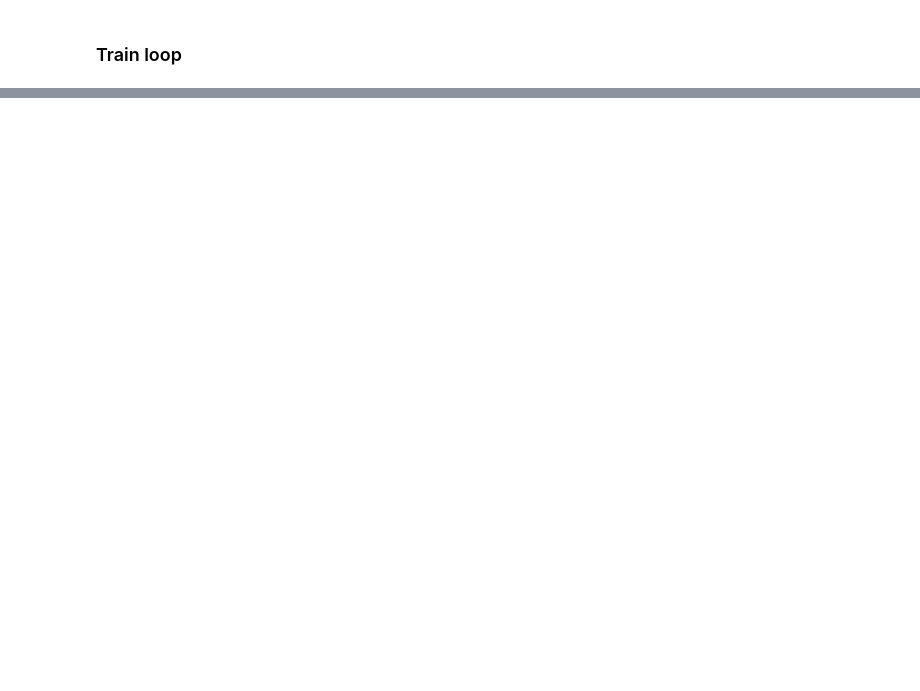
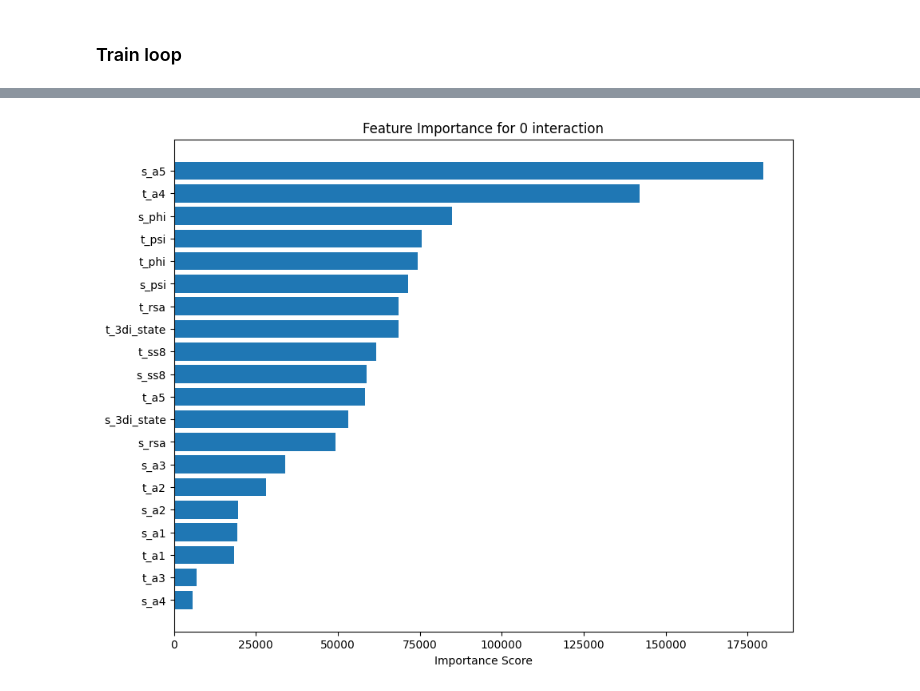
Before and after one commit to dvdbaggio/Contacts-Classification, a Jupyter notebook: contacts_prediction.ipynb, the cells around one changed output, grey strips where cells are left out. Saved outputs shown, nothing was run; the diff lists cells and outputs as text; code cells hidden in the pictures; blank space fills up the shorter version.

Commit message:
first lgb attempt

```diff
--- a/contacts_prediction.ipynb
+++ b/contacts_prediction.ipynb
@@ -201,5 +305,5 @@ X_test_tensor = torch.tensor(X_test, dtype=torch.float32)
 # %%
-def feature_importance(model, interaction_type):
+def feature_importance(model, X_train, y_train, interaction_type):
   # Estrai le importanze delle feature
   importance = model.get_score(importance_type='weight')  # 'weight', 'gain', or 'cover'
   # UPDATE WITH NEW ENGINEERED FEATURES
@@ -254,22 +358,22 @@ def plot_confusion_matrix(y_test, y_pred, labels, interaction_type):
 # %%
 # Create arrays to store models and predictions
 models = []
-all_class_predictions = np.zeros((len(y_test), len(np.unique(y_train))))
+all_class_predictions = np.zeros((len(y_test), len(np.unique(y_train))))  # y_bal
 
 # For each class, train a binary classifier
-for num_class in range(len(np.unique(y_train))):
+for num_class in range(len(np.unique(y_train))):  # y_bal
     print(f'Training classifier for Class {num_class}')
 
     # Create binary labels for ALL training examples
     # 1 for current class, 0 for all other classes
-    y_train_binary = (y_train_bal == num_class).astype(int)
+    y_train_binary = (y_train == num_class).astype(int) # y_bal
     y_val_binary = (y_val == num_class).astype(int)
 
     # Binary labels for test data
     y_test_binary = (y_test == num_class).astype(int)
 
     # Create DMatrix objects
-    dtrain = xgb.DMatrix(X_train_bal, label=y_train_binary)
+    dtrain = xgb.DMatrix(X_train, label=y_train_binary)
     dval = xgb.DMatrix(X_val, label=y_val_binary)
     dtest = xgb.DMatrix(X_test, label=y_test_binary)
 
@@ -297,7 +401,7 @@ for num_class in range(len(np.unique(y_train))):
 
     # Save model
     os.makedirs(os.path.join(path, 'models'), exist_ok=True)
-    model.save_model(os.path.join(path, f'models/xgboost_model_class_{num_class}.json'))
+    #model.save_model(os.path.join(path, f'models/xgboost_model_class_{num_class}.json'))
 
     # Store predictions for this class
     y_pred_prob = model.predict(dtest)
@@ -310,7 +414,7 @@ for num_class in range(len(np.unique(y_train))):
     print(f"Balanced Accuracy: {balanced_accuracy_score(y_test_binary, y_pred):.4f}")
 
     # Optional: Display feature importance for this classifier
-    feature_importance(model, num_class)
+    feature_importance(model, X_train, y_train_binary, num_class)
 
     # Store the model
     models.append(model)
@@ -324,0 +530,83 @@ for num_class in range(len(np.unique(y_train))):
+# %%
+# Create arrays to store models and predictions
+models = []
+all_class_predictions = np.zeros((len(y_test), len(np.unique(y_train))))  # y_bal
+
+# For each class, train a binary classifier
+for num_class in range(len(np.unique(y_train))):  # y_bal
+    print(f'Training classifier for Class {num_class}')
+
+    # Create binary labels
+    y_train_binary = (y_train == num_class).astype(int)
+    y_val_binary = (y_val == num_class).astype(int)
+    y_test_binary = (y_test == num_class).astype(int)
+
+    # Skip if no positive examples in training
+    if np.sum(y_train_binary) == 0:
+        print(f"No positive examples for class {num_class}, skipping...")
+        all_class_predictions[:, num_class] = 0  # Default to negative prediction
+        continue
+
+    # Create LightGBM datasets
+    try:
+        train_data = lgb.Dataset(X_train, label=y_train_binary)
+        val_data = lgb.Dataset(X_val, label=y_val_binary, reference=train_data)
+
+        # Count class distribution
+        pos_class = np.sum(y_train_binary == 1)
+        neg_class = np.sum(y_train_binary == 0)
+        scale_pos_weight = neg_class / pos_class if pos_class > 0 else 1.0
+
+        # More robust parameters
+        params = {
+            'device': 'cpu',  # Try CPU first to isolate GPU issues
+            'objective': 'binary',
+            'metric': 'auc',
+            'max_depth': 8,  # Reduced from 10
+            'learning_rate': 0.2,  # Reduced from 0.2
+            'min_child_samples': 20,  # Added to prevent overfitting
+            'scale_pos_weight': scale_pos_weight,
+            'seed': 42,
+            'verbosity': -1,
+            'force_row_wise': True  # Helps with small datasets
+        }
+
+        # Train with more conservative settings
+        model = lgb.train(
+            params=params,
+            train_set=train_data,
+            num_boost_round=500,  # Reduced from 2500
+            valid_sets=[val_data],
+            callbacks=[
+                lgb.early_stopping(stopping_rounds=20, verbose=True),
+                lgb.log_evaluation(50)
+            ]
+        )
+
+        # Store predictions
+        y_pred_prob = model.predict(X_test)
+        all_class_predictions[:, num_class] = y_pred_prob
+
+        # Evaluate
+        y_pred = (y_pred_prob > 0.5).astype(int)
+        print(f"\nBinary Classification Report for Class {num_class}")
+        print(f"Accuracy: {accuracy_score(y_test_binary, y_pred):.4f}")
+        print(f"Balanced Accuracy: {balanced_accuracy_score(y_test_binary, y_pred):.4f}")
+
+        # Feature importance
+        feature_importance(model, X_train, y_train_binary, num_class)
+        models.append(model)
+
+    except Exception as e:
+        print(f"Error training class {num_class}: {str(e)}")
+        all_class_predictions[:, num_class] = 0  # Default to negative prediction
+        models.append(None)  # Placeholder for failed model
+
+# Final multi-class predictions (choose class with highest probability)
+# final_predictions = np.argmax(all_class_predictions, axis=1)
+
+# Evaluate overall multi-class performance
+# print("\n==== Overall Multi-class Performance ====")
+# compute_metrics(y_test, final_predictions, all_class_predictions)
+# plot_confusion_matrix(y_test, final_predictions, np.unique(y))
+# %% [output]
@@ -324,0 +631 @@ for num_class in range(len(np.unique(y_train))):
+[figure, added]
```
Also changed, not shown: parts of 20 cells of this notebook.
